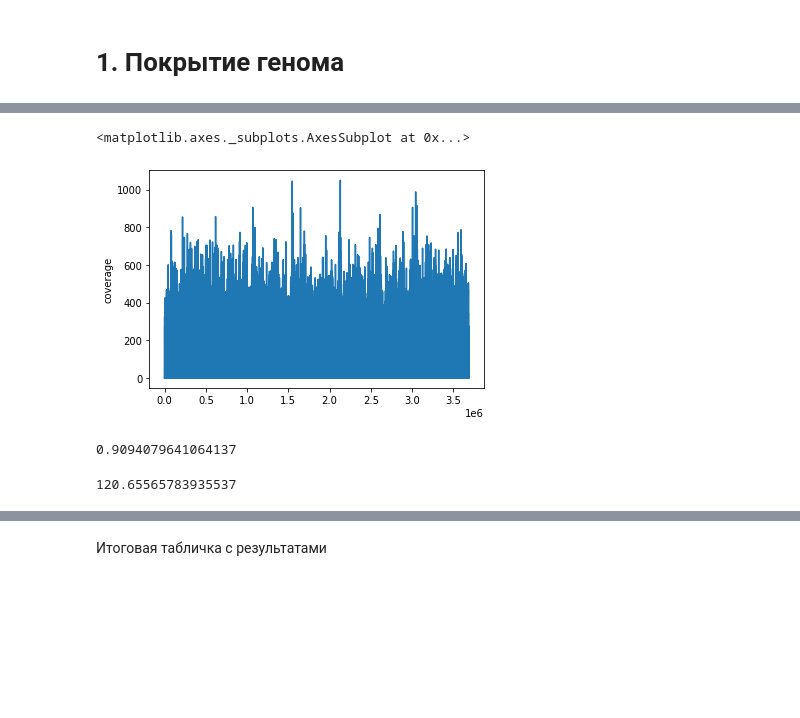
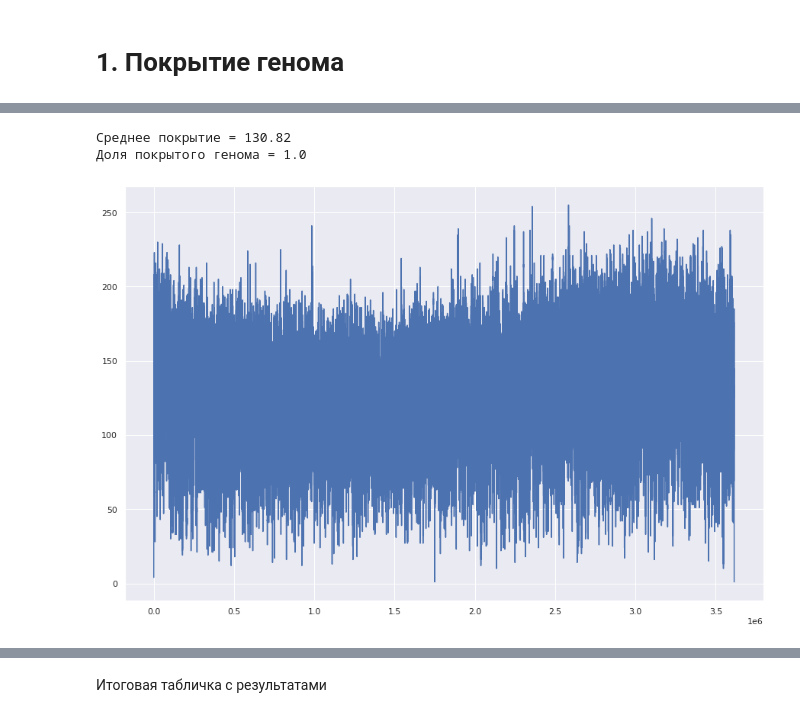
Before and after one commit to ainesko/NGS-HW, a Jupyter notebook: NGS2.ipynb, the cells around one changed output, grey strips where cells are left out. Saved outputs shown, nothing was run; the diff lists cells and outputs as text; code cells hidden in the pictures; blank space fills up the shorter version.

```diff
--- a/NGS2.ipynb
+++ b/NGS2.ipynb
@@ -366,30 +343,24 @@ meanzn
-# %%
-with open('jump_alignment.sam', 'r') as f:
-    l = [line.strip() for line in f]
-    n = lenth('ref.fasta')
-    s = [0] * n
-    for i in range(3, len(l)):
-      a = l[i].split('\t')
-      if int(a[1]) in straight:
-        for i in range(int(a[3]) + 1, int(a[3]) + len(a[9]) + 1):
-          s[i] += 1
-      elif int(a[1]) in revers:
-        for i in range(int(a[3]) + 1, int(a[3]) + len(a[9]) + 1):
-          s[n - i - 1] += 1
-    df = pd.DataFrame()
-    df['coverage'] = s
-# %%
-sns.lineplot(data=df, x=df.index, y=df['coverage'])
-# %% [output]
-<matplotlib.axes._subplots.AxesSubplot at 0x...>
-[figure, removed]
-# %%
-prop = (len(s) - s.count(0)) / len(s)
-prop
-# %% [output]
-0.9094079641064137
-# %%
-meanzn = np.mean(s)
-meanzn
-# %% [output]
-120.65565783935537
+# %%
+reference = SeqIO.read('ref.fasta', 'fasta').seq
+# %%
+def coverage(file):
+    align = pysam.AlignmentFile(file, 'rb')
+    cover = {}
+    for read in align.fetch():
+        start, end = read.reference_start, read.reference_end
+        if start and end :
+            for i in range(start, end):
+                if i in cover:
+                    cover[i] += 1
+                else:
+                    cover[i] = 1
+    print('Среднее покрытие =', round(np.array(list(cover.values())).mean(), 3))
+    print('Доля покрытого генома =', round(len(cover.keys()) / len(reference), 3))
+    sns.set(rc={'figure.figsize':(15, 10)})
+    sns.lineplot(list(cover.keys()), list(cover.values()))
+# %%
+coverage('fr_alignment_sorted.bam')
+# %% [output]
+Среднее покрытие = 130.82
+Доля покрытого генома = 1.0
+[figure, added]
```
Also changed, not shown: parts of 150 cells of this notebook.
